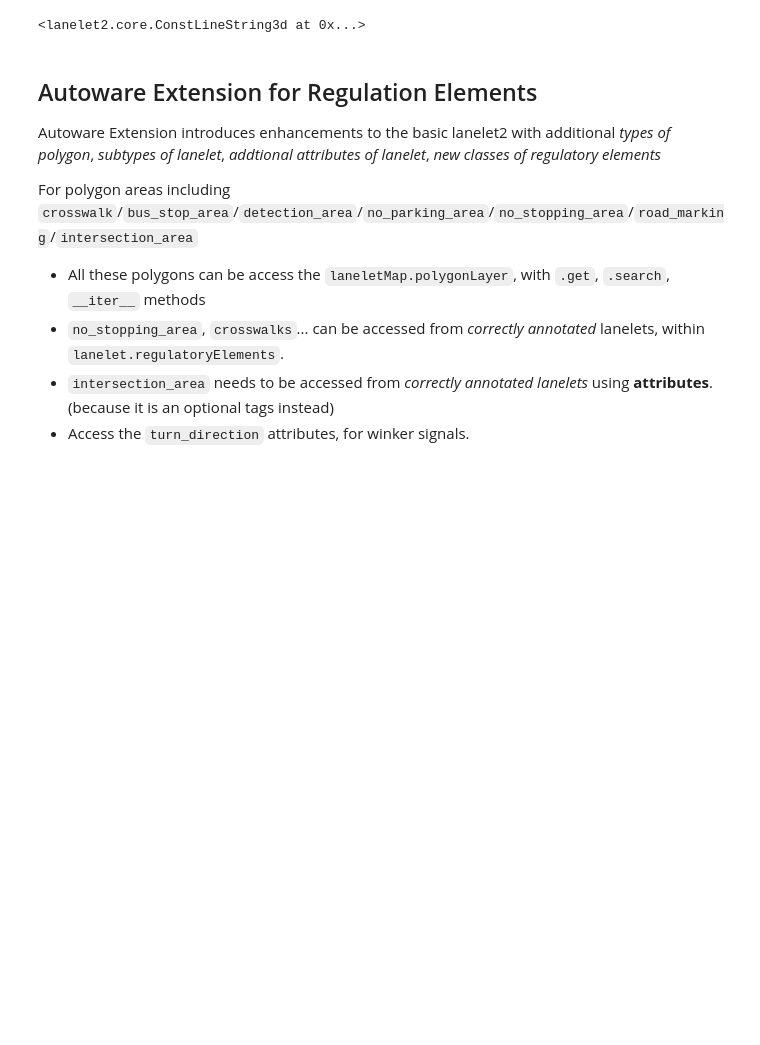
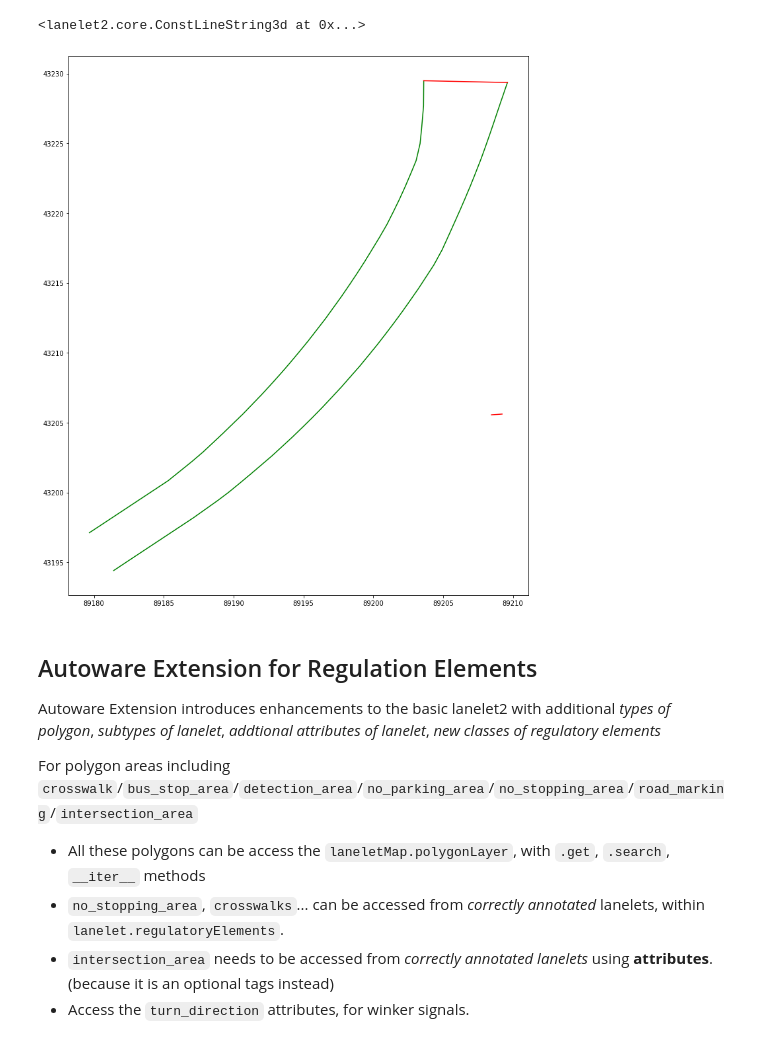
Before and after one commit to tier4/lanelet2_python_api_for_autoware, a Jupyter notebook: RegulationElements.ipynb, the cells around one changed output. Drawn from its saved outputs; the diff is of its cells as text; code cells hidden in the pictures; blank space fills up the shorter version.

Commit message:
use inline image
Signed-off-by: YuxuanLiuTier4Desktop <619684051@qq.com>

```diff
--- a/RegulationElements.ipynb
+++ b/RegulationElements.ipynb
@@ -59,23 +59,24 @@ lanelet1017.regulatoryElements[0].lightBulbs()[0]
 # %% [output]
 <lanelet2.core.ConstLineString3d at 0x...>
 # %%
-%matplotlib qt
 traffic_light_location = odaiba_map.regulatoryElementLayer.get(lanelet1017.regulatoryElements[0].id).lightBulbs()[0]
 stop_line = lanelet1017.regulatoryElements[0].stopLine
 
 import matplotlib.pyplot as plt
 def plot_linestring(linestring, ax:plt.Axes, color, linestyle, **kwargs):
     xs = [pt.x for pt in linestring]
     ys = [pt.y for pt in linestring]
     ax.plot(xs, ys, color=color, linestyle=linestyle, **kwargs)
 
-fig, ax = plt.subplots()
+fig, ax = plt.subplots(figsize=(20, 15))
 plot_linestring(lanelet1017.leftBound, ax, "green", "-")
 plot_linestring(lanelet1017.rightBound, ax, "green", "-")
 plot_linestring(traffic_light_location, ax, "red", "-")
 plot_linestring(stop_line, ax, "red", "-")
 
 ax.set_aspect('equal')
+# %% [output]
+[figure, added]
 # %% [markdown]
 ## Autoware Extension for Regulation Elements
 
```
Also changed, not shown: parts of 2 cells of this notebook, 1 other file.
